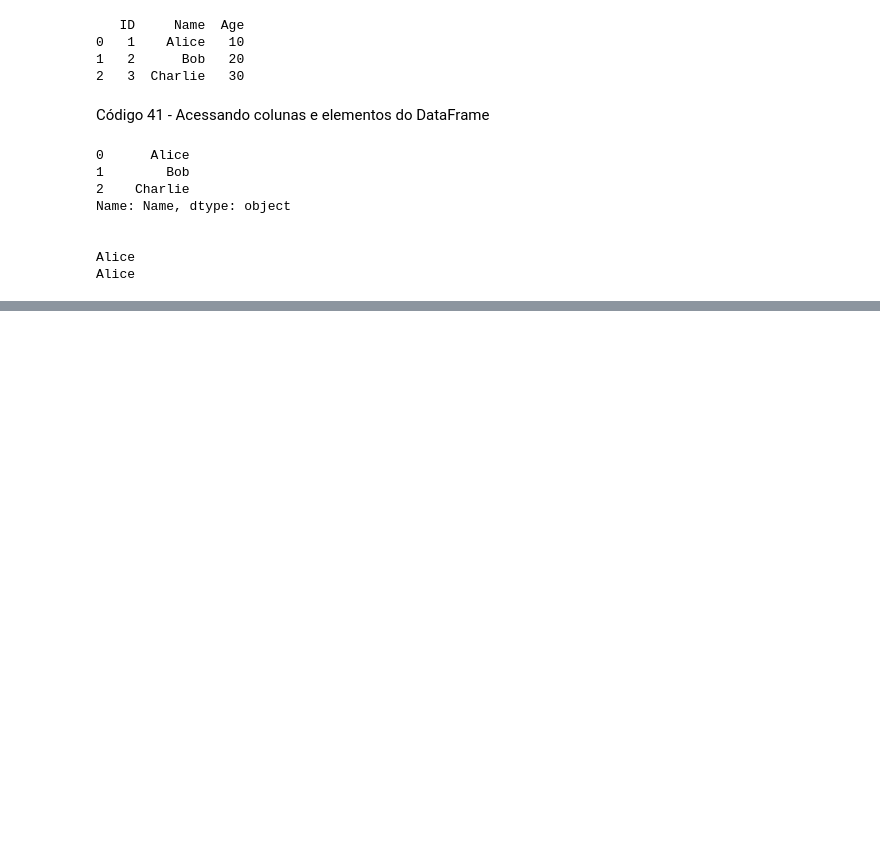
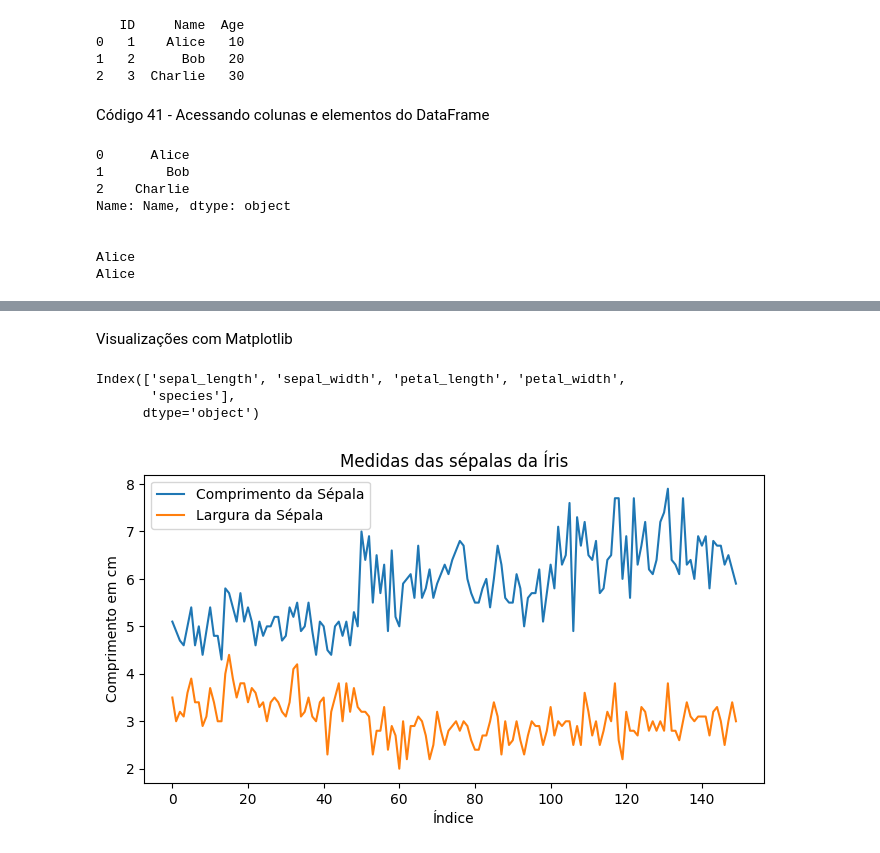
Before and after one commit to mariotlemes/pos-NLP, a Jupyter notebook: src/preliminar/python_para_processamento_de_dados.ipynb, the cells around one changed output, grey strips where cells are left out. Saved outputs shown, nothing was run; the diff lists cells and outputs as text; code cells hidden in the pictures; blank space fills up the shorter version.

```diff
--- a/src/preliminar/python_para_processamento_de_dados.ipynb
+++ b/src/preliminar/python_para_processamento_de_dados.ipynb
@@ -633,0 +798,33 @@ Alice
+# %% [markdown]
+Visualizações com Matplotlib
+# %%
+import pandas as pd
+import matplotlib.pyplot as plt
+import seaborn as sbn
+
+url = 'https://raw.githubusercontent.com/uiuc-cse/data-fa14/gh-pages/data/iris.csv'
+
+iris = pd.read_csv(url)
+
+print(iris.columns)
+
+plt.figure(figsize=(8,4))
+
+plt.plot(iris['sepal_length'],
+         label = 'Comprimento da Sépala')
+
+plt.plot(iris['sepal_width'],
+         label = "Largura da Sépala")
+
+plt.title("Medidas das sépalas da Íris")
+
+plt.xlabel("Índice")
+plt.ylabel("Comprimento em cm")
+
+plt.legend()
+plt.show()
+# %% [output]
+Index(['sepal_length', 'sepal_width', 'petal_length', 'petal_width',
+       'species'],
+      dtype='object')
+[figure, added]
```
Also changed, not shown: parts of 18 cells of this notebook, 1 other file.
